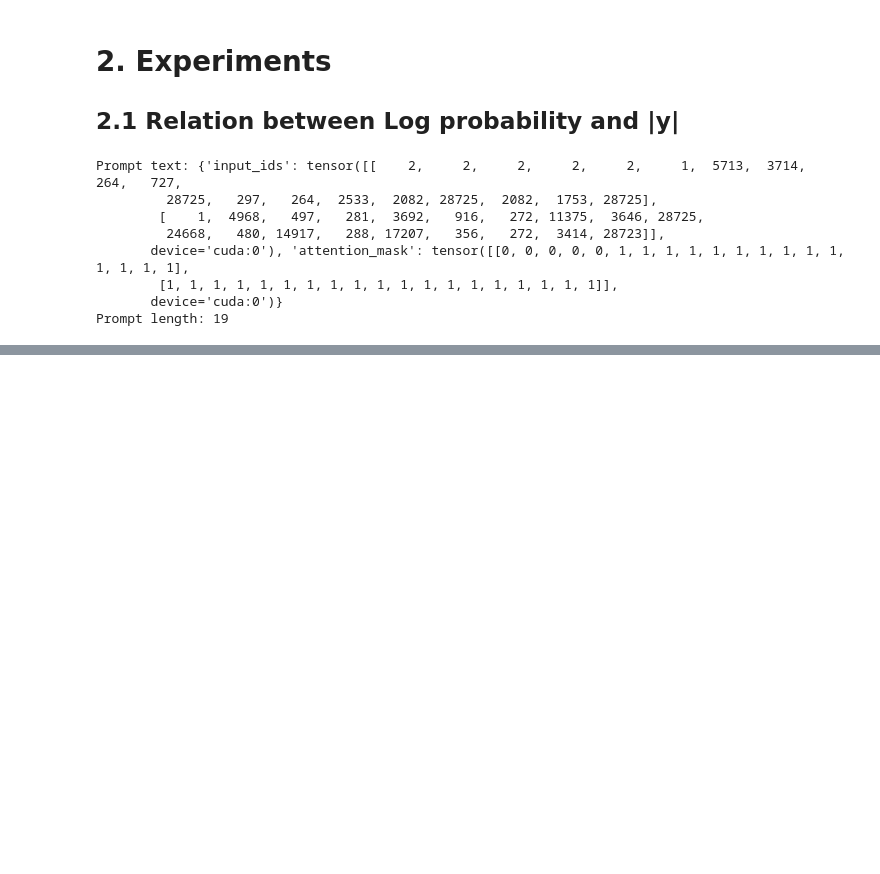
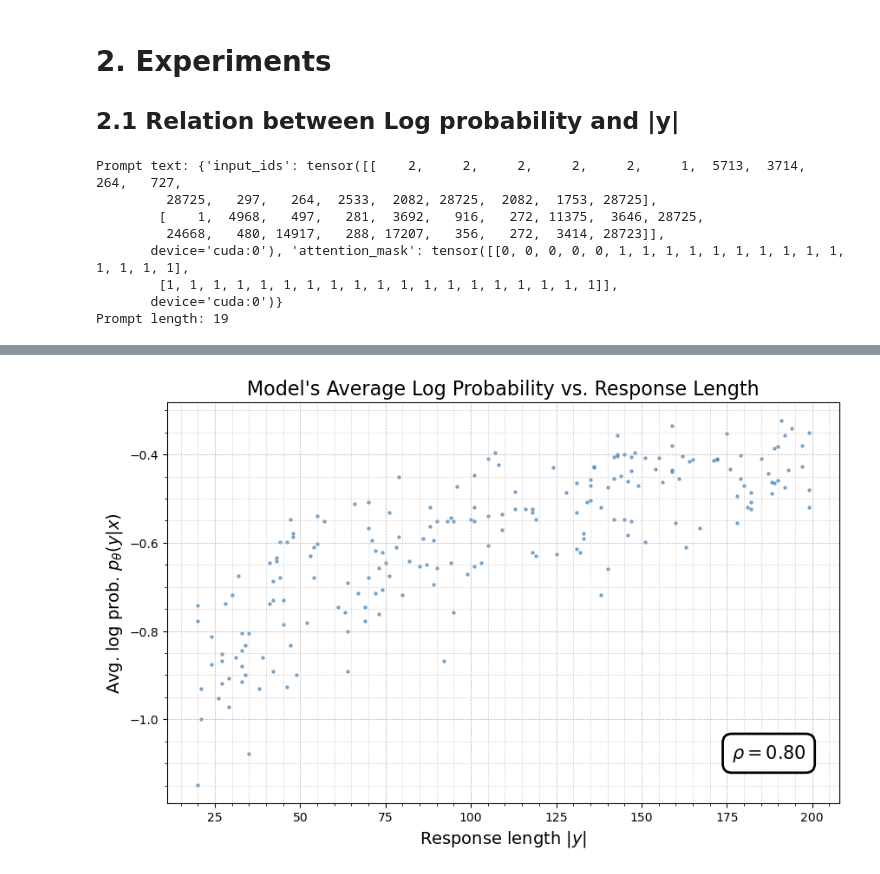
Before and after one commit to MotingLiuu/LLM_A2Z, a Jupyter notebook: alignment/simpo/mistral_7b_simpo.ipynb, the cells around one changed output, grey strips where cells are left out. Drawn from its saved outputs; the diff is of its cells as text; code cells hidden in the pictures; blank space fills up the shorter version.

```diff
--- a/alignment/simpo/mistral_7b_simpo.ipynb
+++ b/alignment/simpo/mistral_7b_simpo.ipynb
@@ -14,5 +14,5 @@ logging.basicConfig(level=logging.DEBUG, format='%(asctime)s - %(levelname)s - %
 # 1. Load models trained with DPO and SimPO
 # %%
 mistral_7b_DPO_tokenizer = AutoTokenizer.from_pretrained("princeton-nlp/Mistral-7B-Instruct-DPO", trust_remote_code=True, cache_dir="../../models/Mistral-7B-Instruct-DPO")
-mistral_7b_DPO = AutoModelForCausalLM.from_pretrained("princeton-nlp/Mistral-7B-Instruct-DPO", trust_remote_code=True, cache_dir="../../models/Mistral-7B-Instruct-DPO", torch_dtype=torch.bfloat16).to(device)
+mistral_7b_DPO = AutoModelForCausalLM.from_pretrained("princeton-nlp/Mistral-7B-Instruct-DPO", trust_remote_code=True, attn_implementation="flash_attention_2", cache_dir="../../models/Mistral-7B-Instruct-DPO", torch_dtype=torch.bfloat16).to(device)
 mistral_7b_DPO.eval()
@@ -34,3 +36,80 @@ Prompt text: {'input_ids': tensor([[    2,     2,     2,     2,     2,     1,  5
         [1, 1, 1, 1, 1, 1, 1, 1, 1, 1, 1, 1, 1, 1, 1, 1, 1, 1, 1]],
        device='cuda:0')}
 Prompt length: 19
+# %%
+num_generations = 200
+response_lengths = []
+avg_log_probs = []
+print("Generating responses...")
+
+with torch.no_grad():
+    for _ in tqdm(range(num_generations)):
+        max_len = np.random.randint(20, 200)
+        generated_ids = mistral_7b_DPO.generate(
+            **prompt_inputs,
+            max_new_tokens=max_len,
+            do_sample=True,
+            top_k=50,
+            top_p=0.95,
+            temperature=0.7,
+            pad_token_id=mistral_7b_DPO_tokenizer.eos_token_id # 明确指定pad_token_id以避免警告
+        )
+
+        response_ids = generated_ids[:, prompt_length:]
+        response_length = response_ids.shape[1]
+
+        if response_length == 0:
+            continue
+
+        # --- 关键步骤：计算平均对数概率 ---
+        # 将prompt和response拼接，作为模型的输入
+        full_ids = torch.cat([prompt_inputs.input_ids, response_ids], dim=1)
+
+        # 获取模型对于整个序列的logits
+        outputs = mistral_7b_DPO(full_ids, labels=full_ids)
+        logits = outputs.logits
+
+        # 我们只关心对response部分的预测，所以选择相应的logits
+        # logits_for_response 的形状是 [batch_size, response_length, vocab_size]
+        logits_for_response = logits[:, prompt_length-1:-1, :]
+
+        # 使用log_softmax将logits转换为对数概率
+        log_probs = torch.nn.functional.log_softmax(logits_for_response, dim=-1)
+
+        # 从log_probs中收集到我们实际生成的token的对数概率
+        # response_ids需要reshape以用于gather
+        true_token_log_probs = torch.gather(log_probs, 2, response_ids.unsqueeze(-1)).squeeze(-1)
+
+        # 计算平均对数概率
+        avg_log_prob = true_token_log_probs.mean().item()
+
+        # 存储结果
+        response_lengths.append(response_length)
+        avg_log_probs.append(avg_log_prob)
+
+# --- 4. 可视化和分析 ---
+print("Plotting the results...")
+
+# 计算皮尔逊相关系数 (ρ)
+correlation, _ = pearsonr(response_lengths, avg_log_probs)
+rho_text = f"$\\rho = {correlation:.2f}$"
+
+# 创建散点图
+plt.figure(figsize=(10, 6))
+plt.scatter(response_lengths, avg_log_probs, s=5, alpha=0.6, c='steelblue')
+
+# 图表美化
+plt.title("Model's Average Log Probability vs. Response Length", fontsize=16)
+plt.xlabel("Response length $|y|$", fontsize=14)
+plt.ylabel("Avg. log prob. $p_{\\theta}(y|x)$", fontsize=14)
+plt.grid(True, which='both', linestyle='--', linewidth=0.5)
+plt.minorticks_on()
+plt.grid(which='minor', linestyle=':', linewidth=0.5)
+
+# 在图上添加相关系数的文本框
+plt.text(0.95, 0.15, rho_text, transform=plt.gca().transAxes,
+         fontsize=15, verticalalignment='top', horizontalalignment='right',
+         bbox=dict(boxstyle='round,pad=0.5', fc='white', ec='black', lw=2))
+
+plt.show()
+# %% [output]
@@ -36,0 +118 @@ Prompt length: 19
+[figure, added]
```
Also changed, not shown: parts of 2 cells of this notebook.
